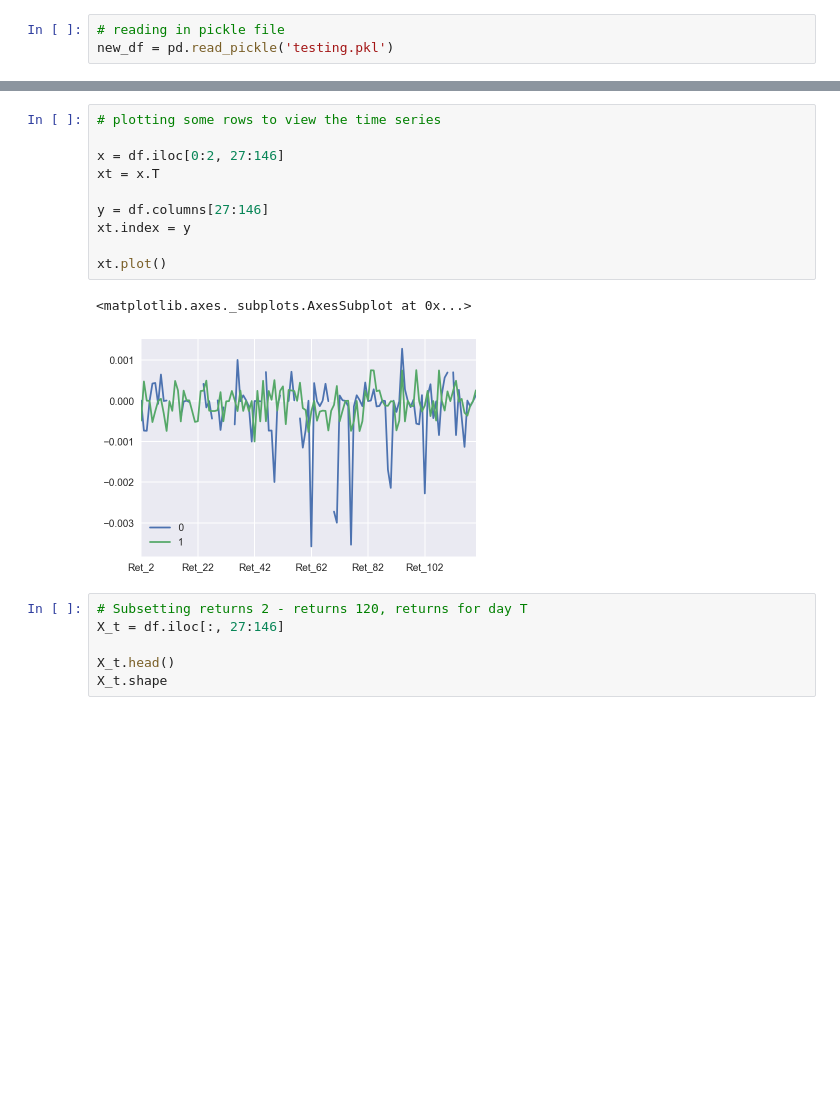
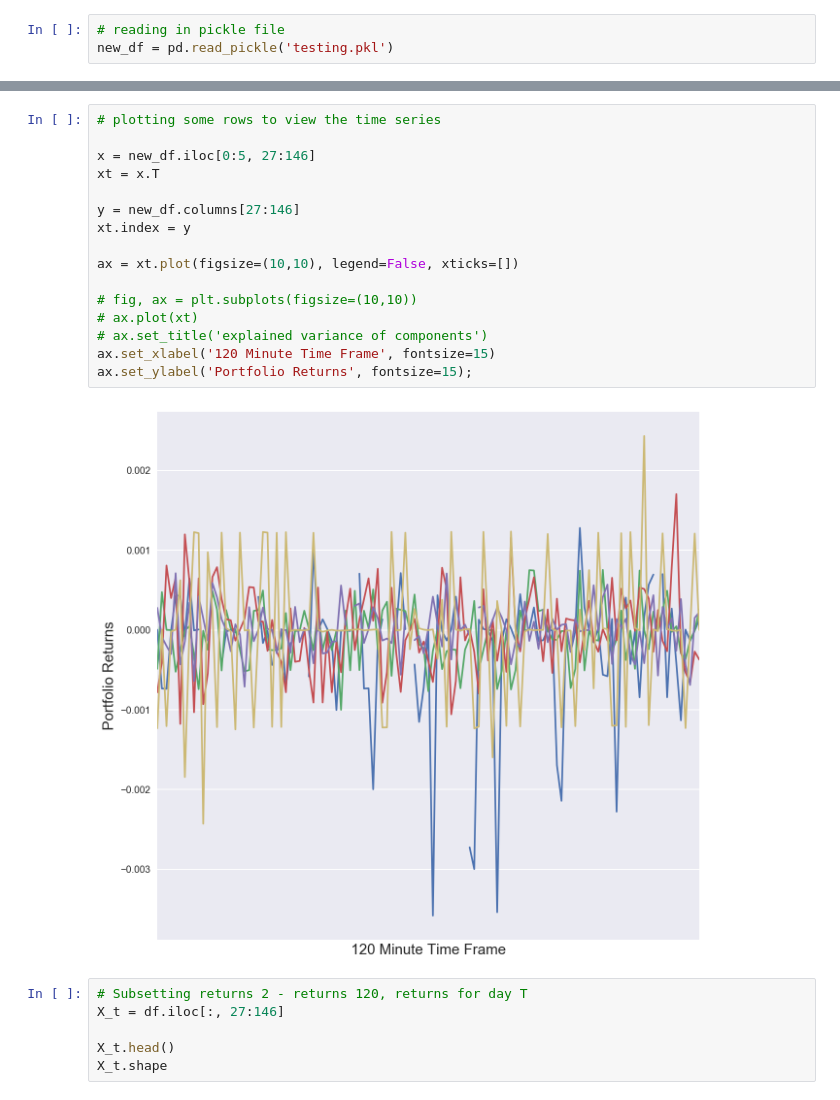
Before and after one commit to akinlaba/returns_analysis, a Jupyter notebook: capstone_part_1.ipynb, the cells around one changed output, grey strips where cells are left out. Cells and saved outputs as stored; diff of their text form; blank space fills up the shorter version.

```diff
--- a/capstone_part_1.ipynb
+++ b/capstone_part_1.ipynb
@@ -258,16 +262,21 @@ new_df.head()
 # %%
 # plotting some rows to view the time series
 
-x = df.iloc[0:2, 27:146]
+x = new_df.iloc[0:5, 27:146]
 xt = x.T
 
-y = df.columns[27:146]
+y = new_df.columns[27:146]
 xt.index = y
 
-xt.plot()
+ax = xt.plot(figsize=(10,10), legend=False, xticks=[])
+
+# fig, ax = plt.subplots(figsize=(10,10))
+# ax.plot(xt)
+# ax.set_title('explained variance of components')
+ax.set_xlabel('120 Minute Time Frame', fontsize=15)
+ax.set_ylabel('Portfolio Returns', fontsize=15);
 # %% [output]
-<matplotlib.axes._subplots.AxesSubplot at 0x...>
-[figure, old version]
+[figure, new version]
 # %%
 # Subsetting returns 2 - returns 120, returns for day T
 X_t = df.iloc[:, 27:146]
```
Also changed, not shown: parts of 9 cells of this notebook, 2 other files.
